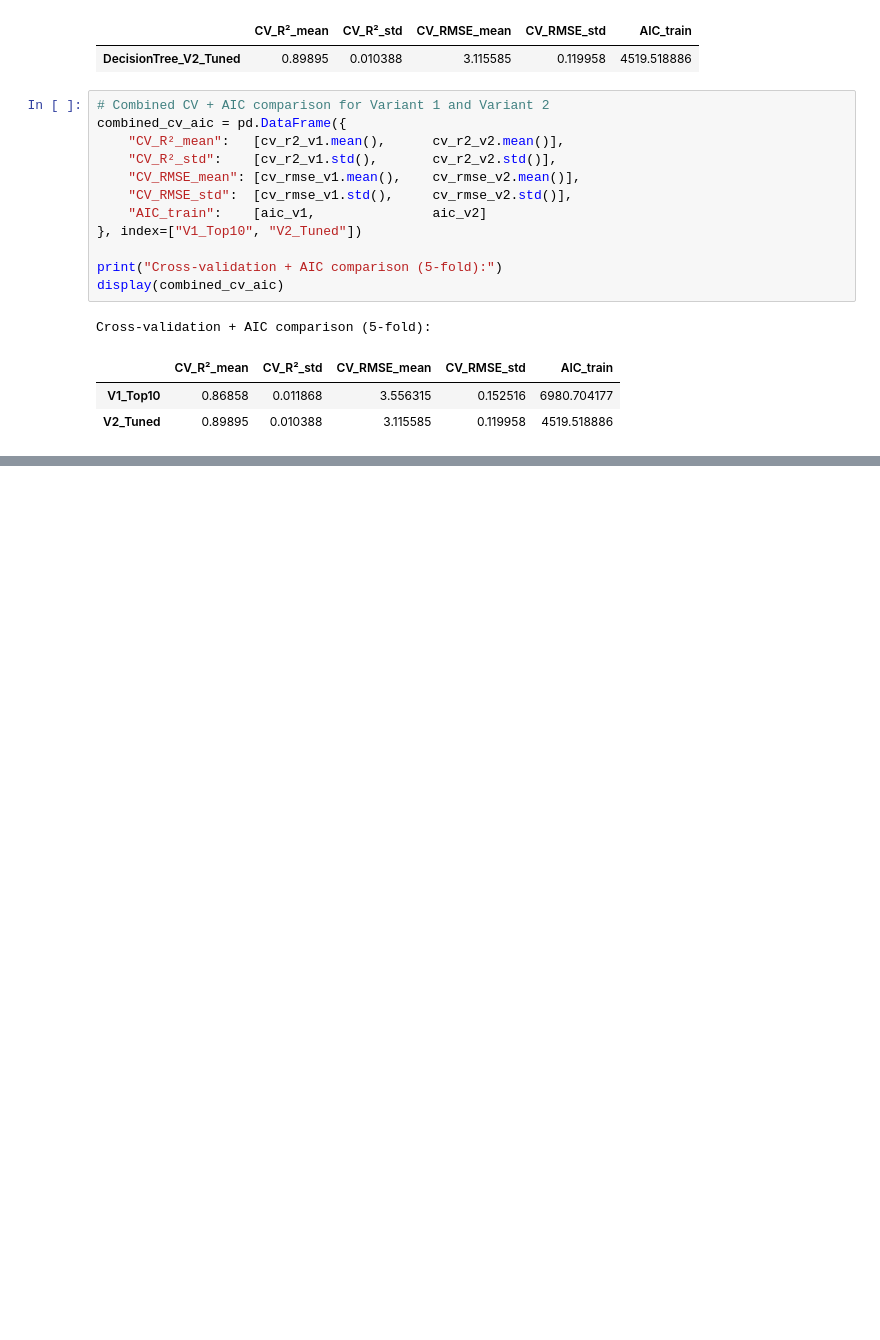
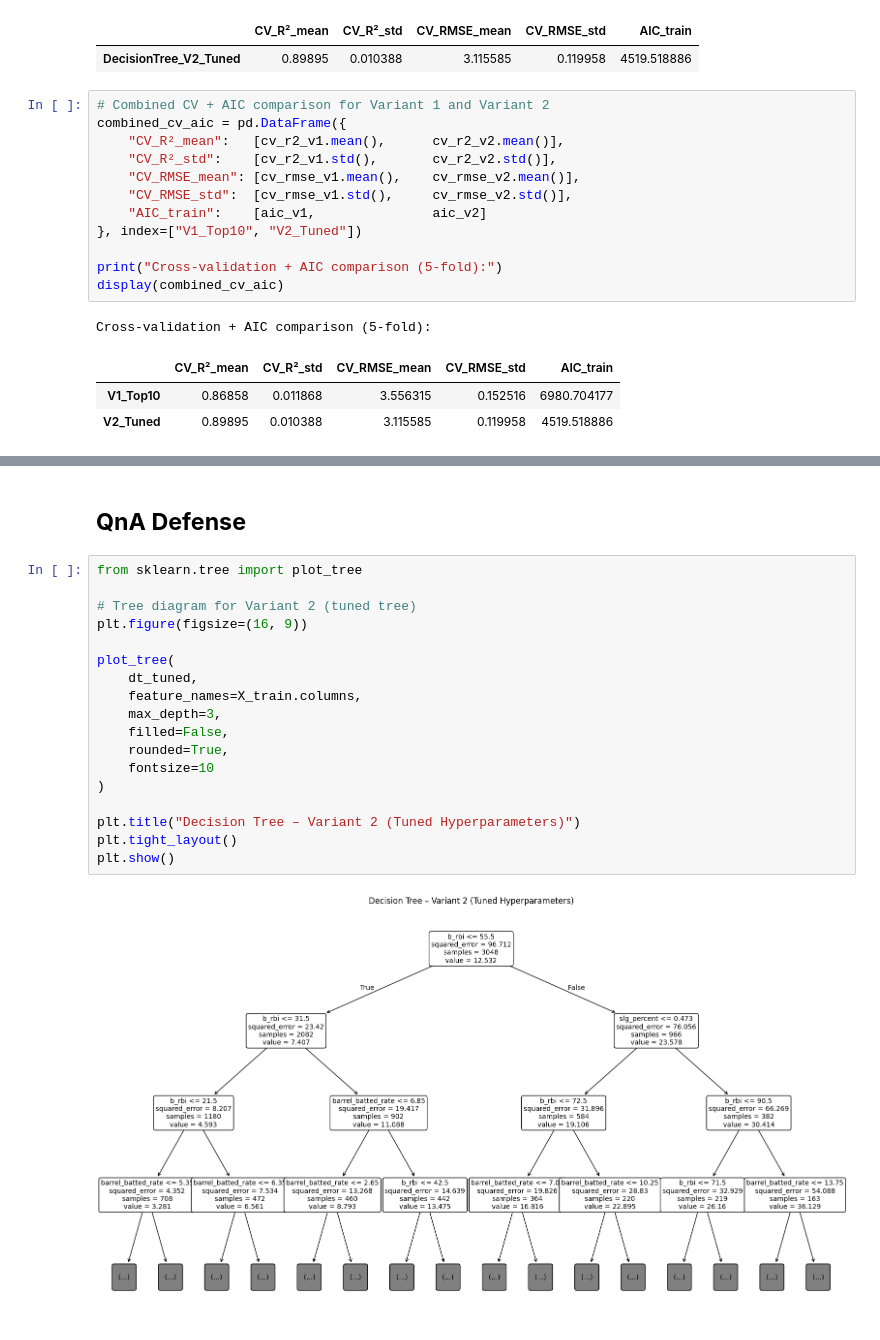
Before and after one commit to etflores1/COGS-109-Project, a Jupyter notebook: decision_tree_variants.ipynb, the cells around one changed output, grey strips where cells are left out. Cells and saved outputs as stored; diff of their text form; blank space fills up the shorter version.

```diff
--- a/decision_tree_variants.ipynb
+++ b/decision_tree_variants.ipynb
@@ -547,0 +562,22 @@ Combined 5-fold CV + AIC (Variants 1, 2, 3):
+# %% [markdown]
+## **QnA Defense**
+# %%
+from sklearn.tree import plot_tree
+
+# Tree diagram for Variant 2 (tuned tree)
+plt.figure(figsize=(16, 9))
+
+plot_tree(
+    dt_tuned,
+    feature_names=X_train.columns,
+    max_depth=3,
+    filled=False,
+    rounded=True,
+    fontsize=10
+)
+
+plt.title("Decision Tree – Variant 2 (Tuned Hyperparameters)")
+plt.tight_layout()
+plt.show()
+# %% [output]
+[figure, added]
```
Also changed, not shown: parts of 12 cells of this notebook.
